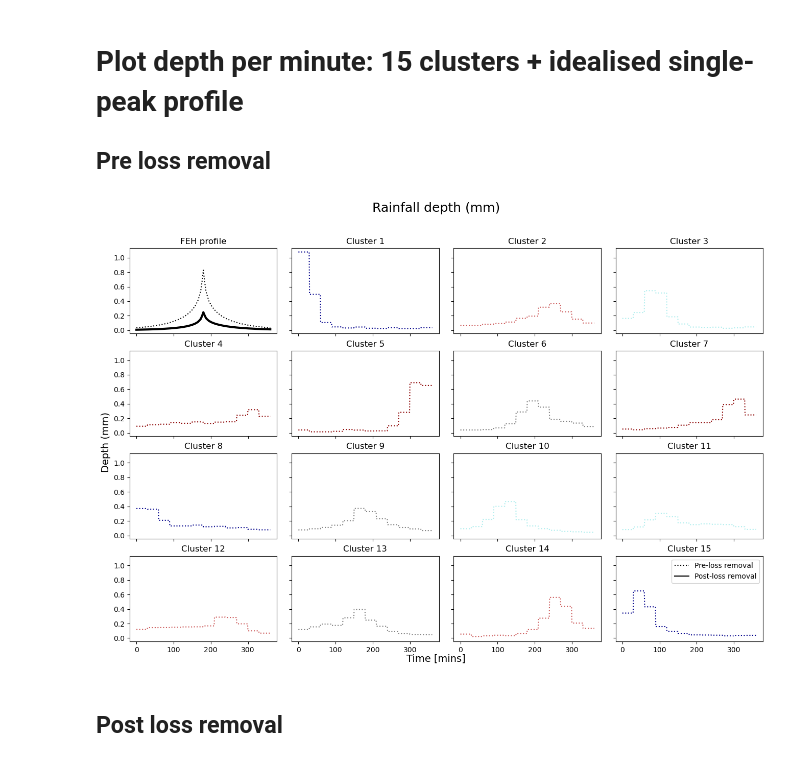
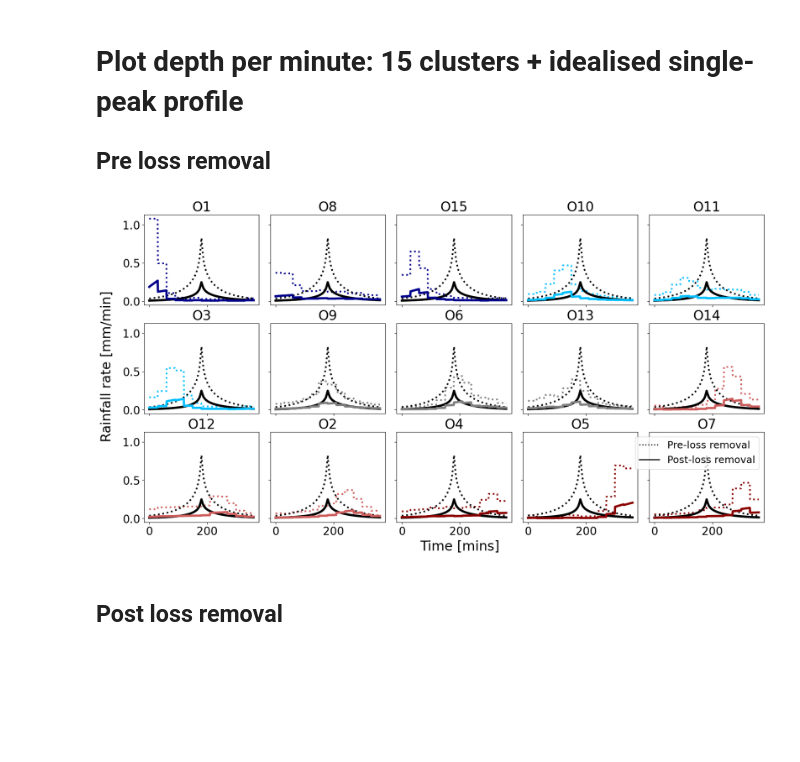
Before and after one commit to masher92/UKCP18, a Jupyter notebook: CatchmentAnalysis/CreateSyntheticRainfallEvents/ObservedProfiles/ProduceProfiles.ipynb, the cells around one changed output. Drawn from its saved outputs; the diff is of its cells as text; code cells hidden in the pictures; blank space fills up the shorter version.

```diff
--- a/CatchmentAnalysis/CreateSyntheticRainfallEvents/ObservedProfiles/ProduceProfiles.ipynb
+++ b/CatchmentAnalysis/CreateSyntheticRainfallEvents/ObservedProfiles/ProduceProfiles.ipynb
@@ -46,7 +46,7 @@ profiles = pd.read_csv("kmeans_15clustersPerDur.csv")
 profiles = profiles[profiles['Variable'] == 'prain']
 # %%
 colors = ["darkblue","indianred","paleturquoise","darkred","darkred","grey","darkred","darkblue","grey","paleturquoise","paleturquoise","indianred","grey","indianred","darkblue"]
-# colors = ['darkblue']*3 + ['paleturquoise']*3 + ['grey']*3+ ['indianred']*3+['darkred']*3
+colors = ['darkblue']*3 + ['deepskyblue']*3 + ['grey']*3+ ['indianred']*3+['darkred']*3
 # %% [markdown]
 # Produce synthetic profiles for Lin Dyke Catchment
 ## Calculate the rainfall depth in each minute for each of 15 clusters
@@ -115,41 +115,41 @@ for cluster_number in range(1,16):
 # Plot depth per minute: 15 clusters + idealised single-peak profile
 ## Pre loss removal
 # %%
-sp_profile = pd.read_csv("../ReFH2_singlepeak/6hr_100yrRP_6.01h_1mintimestep.csv")
+sp_profile = pd.read_csv("../FEHProfiles/LinDyke/6hr_100yrRP/PreLossRemoval/6hr_100yrRP_6.01h_1mintimestep.csv")
 # %%
-fig, axs = plt.subplots(nrows=4, ncols=4, figsize =(16,10), sharey=True, sharex = True)
+fig, axs = plt.subplots(nrows=3, ncols=5, figsize =(20,10), sharey=True, sharex = True)
 plt.subplots_adjust(wspace=0.1)
-fig.suptitle("Rainfall depth (mm)", fontsize=18, y=0.97)
+# fig.suptitle("Rainfall rate [mm/min]", fontsize=25, y=0.97)
 
-# loop through tickers and axes
-ax = axs.ravel()[0]
-ax.plot(range(0,361), sp_profile['100 year design rainfall - FEH 2013 model'][:361], color = 'black', linewidth=1.5, linestyle = 'dotted')
-ax.plot(range(0,361), sp_profile['Total net rain mm (100 year) - urbanised model'][:361], linewidth = 3, color='black')
-ax.set_title("FEH profile")
-
-for num, cluster_number in enumerate(range(1,16)):
+for num, cluster_number in enumerate([1,8,15,10,11,3,9,6,13,14,12,2,4,5,7]) :
     # Get the axis to plot on
-    ax = axs.ravel()[num+1]
+    ax = axs.ravel()[num]
     # Read in the data and plot
     pre_loss_removal = pd.read_csv('{}/6hr_100yrRP/PreLossRemoval/cluster{}.csv'.format(catchment_name, cluster_number), names =['Time', 'Rain'])
-    ax.plot(range(0,361), pre_loss_removal['Rain'] ,color = colors[num], linewidth=1.5, linestyle = 'dotted')
+    ax.plot(range(0,361), pre_loss_removal['Rain'] ,color = colors[num], linewidth=3, linestyle = 'dotted')
+
+    ax.plot(range(0,361), sp_profile['100 year design rainfall - FEH 2013 model'][:361], color = 'black', linewidth=3, linestyle = 'dotted')
+    ax.plot(range(0,361), sp_profile['Total net rain mm (100 year) - urbanised model'][:361], linewidth = 4, color='black')
 
     # Read in the data and plot
-    #post_loss_removal = pd.read_csv('{}/6hr_100yrRP/PostLossRemoval/cluster{}_urban_summer.csv'.format(catchment_name, cluster_number))
-    #ax.plot(range(0,361), post_loss_removal['Total net rain mm (Observed rainfall - 01/08/2022) - urbanised model'],
-    #        color = colors[num],linewidth=3)
+    post_loss_removal = pd.read_csv('{}/6hr_100yrRP/PostLossRemoval/cluster{}_urban.csv'.format(catchment_name, cluster_number))
+    ax.plot(range(0,361), post_loss_removal['Total net rain mm (Observed rainfall - 01/08/2022) - urbanised model'],
+           color = colors[num],linewidth=4)
     # Set tiles
-    ax.set_title("Cluster {}".format(cluster_number))
-fig.text(0.5, 0.07, 'Time [mins]', ha='center', fontsize =14)
-fig.text(0.09, 0.5, "Depth (mm)", va='center', rotation='vertical', fontsize =14);
+    ax.set_title("O{}".format(cluster_number), fontsize=24)
+    ax.tick_params(axis='both', which='major', labelsize=20)
+
+fig.text(0.52, 0.04, 'Time [mins]', ha='center', fontsize =24)
+fig.text(0.07, 0.5, "Rainfall rate [mm/min]", va='center', rotation='vertical', fontsize =24)
 
 from matplotlib.lines import Line2D
-custom_lines = [Line2D([0], [0], color='black', linestyle='dotted'),
-                Line2D([0], [0], color='black')]
+custom_lines = [Line2D([0], [0], color='black', linestyle='dotted', linewidth =2),
+                Line2D([0], [0], color='black', linewidth =2)]
+plt.legend(custom_lines, ['Pre-loss removal', 'Post-loss removal'], fontsize=18)
 
-plt.legend(custom_lines, ['Pre-loss removal', 'Post-loss removal']);
+fig.savefig("../../PlotsForPaper/Figs/Profiles/Observed.png", bbox_inches='tight')
 # %% [output]
-[figure, old version]
+[figure, new version]
 # %% [markdown]
 ## Post loss removal
 # %%
```
Also changed, not shown: 34 other files.
